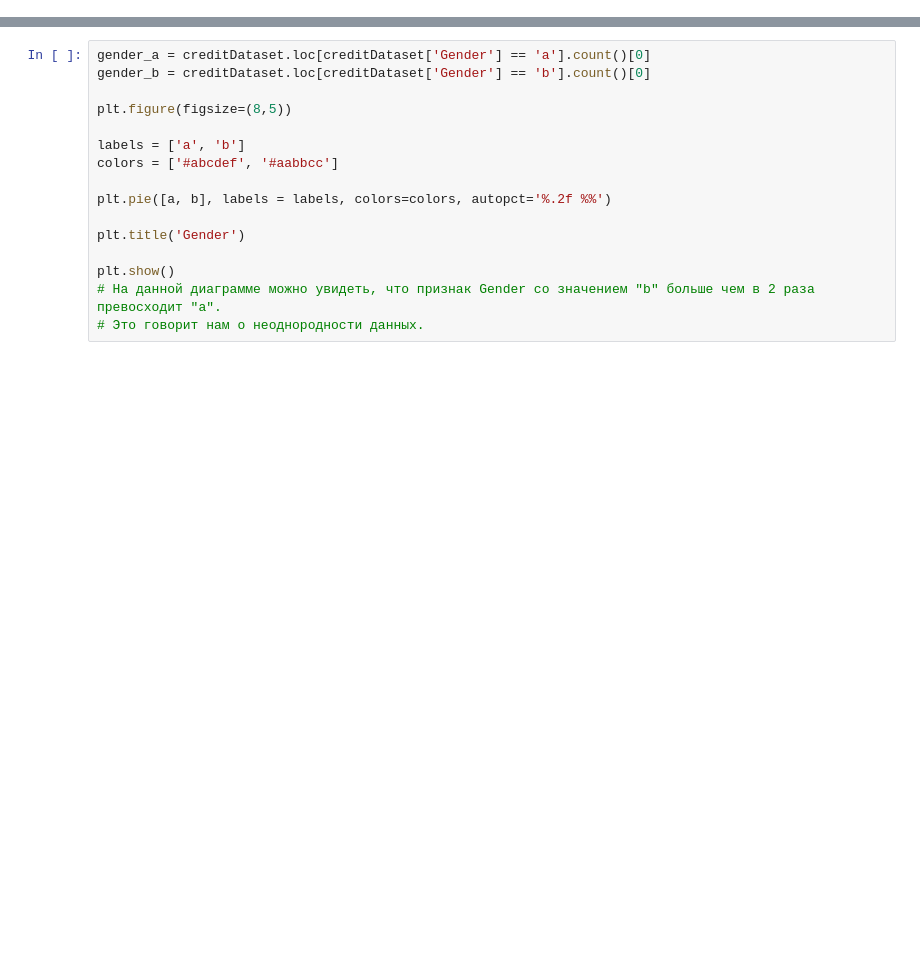
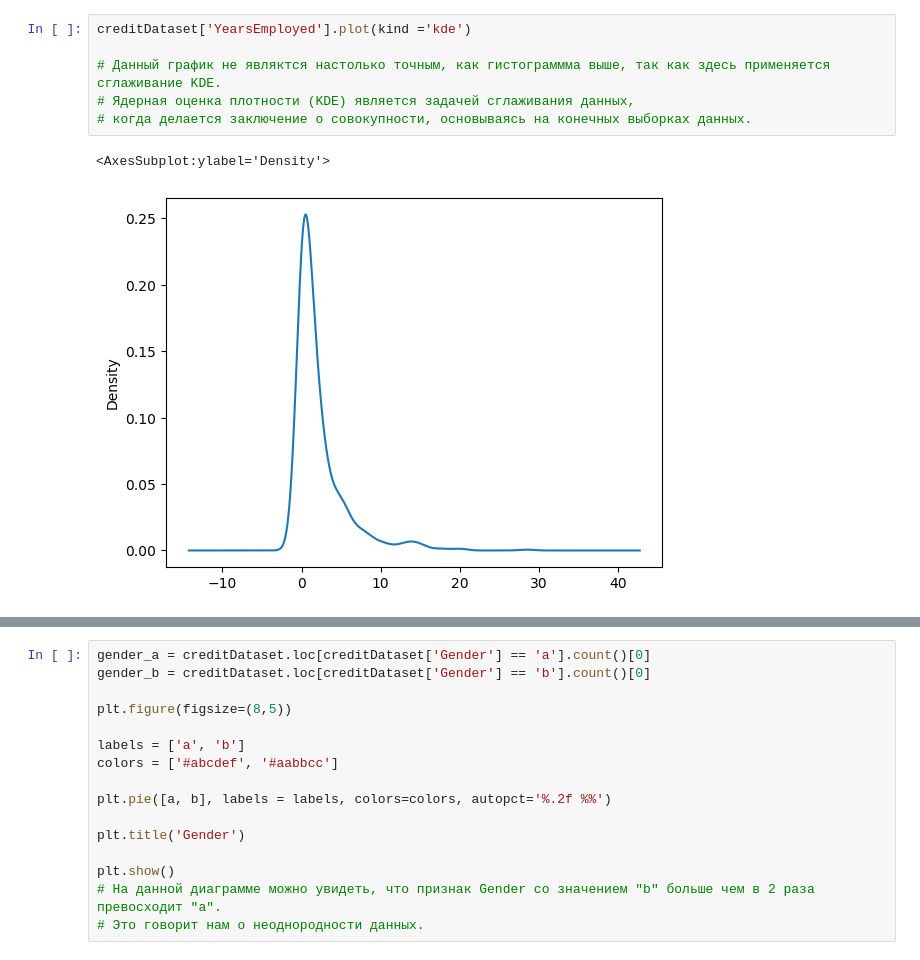
Before and after one commit to BEE063/dataset, a Jupyter notebook: notebooks_CreditDataset.ipynb, the cells around one changed output, grey strips where cells are left out. Saved outputs shown, nothing was run; the diff lists cells and outputs as text; blank space fills up the shorter version.

```diff
--- a/notebooks_CreditDataset.ipynb
+++ b/notebooks_CreditDataset.ipynb
@@ -45,0 +154,9 @@ max     28.000000      28.500000     67.00000  100000.000000
+# %%
+creditDataset['YearsEmployed'].plot(kind ='kde')
+
+# Данный график не являктся настолько точным, как гистограммма выше, так как здесь применяется сглаживание KDE.
+# Ядерная оценка плотности (KDE) является задачей сглаживания данных,
+# когда делается заключение о совокупности, основываясь на конечных выборках данных.
+# %% [output]
+<AxesSubplot:ylabel='Density'>
+[figure, added]
```
Also changed, not shown: parts of 25 cells of this notebook.
